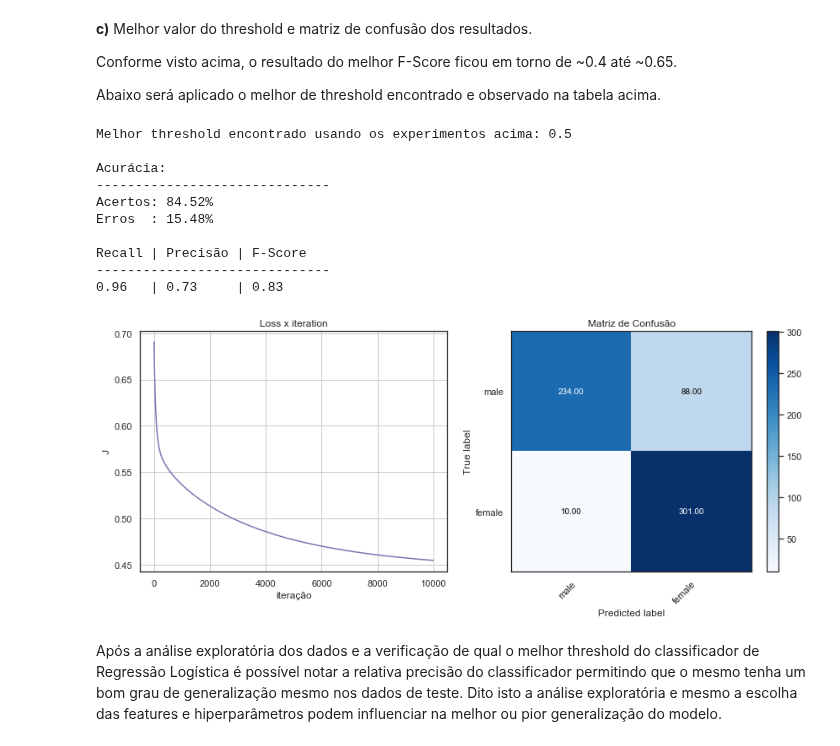
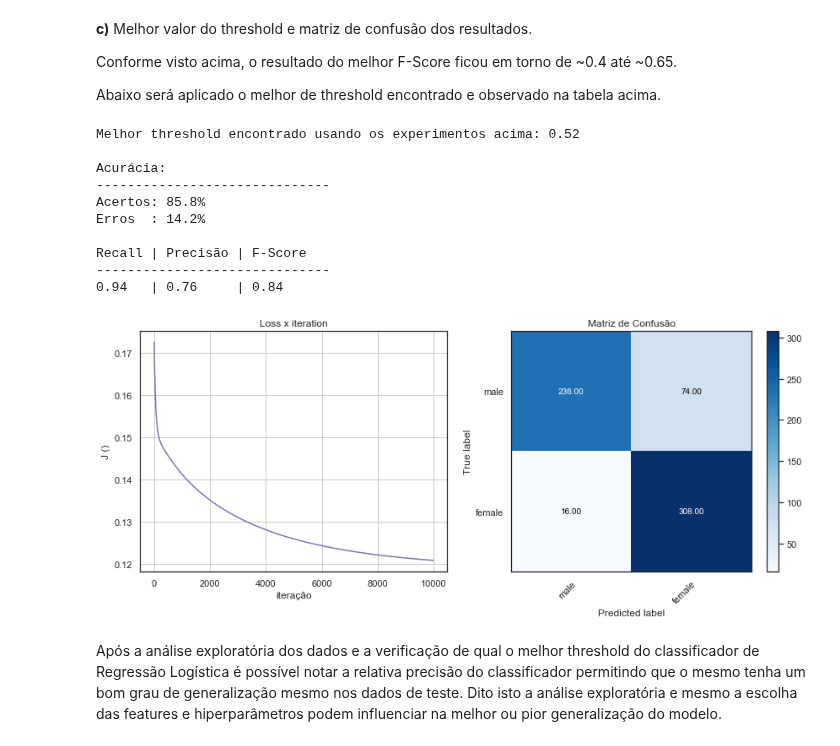
Before and after one commit to rdenadai/ia006c, a Jupyter notebook: notebooks/EFC02/EFC02.ipynb, the cells around one changed output. Cells and saved outputs as stored; diff of their text form; code cells hidden in the pictures.

```diff
--- a/notebooks/EFC02/EFC02.ipynb
+++ b/notebooks/EFC02/EFC02.ipynb
@@ -112,7 +112,9 @@ class LogisticRegressionImpl():
         return np.concatenate((intercept, X), axis=1)
 
     def train(self, x, y, lr=1e-4, epochs=10000):
+        x, x_val, y, y_val = train_test_split(x, y, train_size=0.8)
         x = self._add_intercept(x)
+        x_val = self._add_intercept(x_val)
         self.N = y.size
         if self.w is None:
             self.w = np.random.rand(x.shape[1], ) * np.sqrt(2 / (self.N + 2))
@@ -125,7 +127,8 @@ class LogisticRegressionImpl():
             # Weight adjust
             self.w = (self.w - (lr * dw)) - (((lr * self._reg) / self.N) * self.w)
             # Loss
-            loss = self.__loss(y, yh)
+            h = self.__sigmoid(np.dot(x_val, self.w))
+            loss = self.__loss(y_val, h)
             J.append(np.round(loss, 5))
         return self, J
 
@@ -464,3 +448,9 @@ y_test = data[:train_split, fsize:].ravel()
+# %%
+fields = ["sd", "median", "sp.ent", "sfm", "centroid"]
+x = sound_c[fields].to_numpy()
+y = sound_c["label"].to_numpy()
+# train test split 20%
+x_train, x_test, y_train, y_test = train_test_split(x, y, train_size=0.8)
 # %%
 # Logistic function
 clf = LogisticRegressionImpl()
@@ -569,45 +559,45 @@ plt.figure(figsize=(12, 5))
 plt.subplot(1, 2, 1)
 plt.title("Loss x iteration")
 plt.xlabel("iteração")
-plt.ylabel("J")
+plt.ylabel("J ()")
 plt.plot(J, color="C4")
 plt.grid(True)
 ax = plt.subplot(1, 2, 2)
 
 im = plt.imshow(cfm, interpolation='nearest', cmap=plt.cm.Blues)
 ax.figure.colorbar(im, ax=ax)
 ax.set(xticks=np.arange(cfm.shape[1]),
        yticks=np.arange(cfm.shape[0]),
        # ... and label them with the respective list entries
        xticklabels=["male", "female"], yticklabels=["male", "female"],
        title="Matriz de Confusão",
        ylabel='True label',
        xlabel='Predicted label')
 # Rotate the tick labels and set their alignment.
 plt.setp(ax.get_xticklabels(), rotation=45, ha="right", rotation_mode="anchor")
 # Loop over data dimensions and create text annotations.
 thresh = cfm.max() / 2.
 for i in range(cfm.shape[0]):
     for j in range(cfm.shape[1]):
         ax.text(j, i, format(cfm[i, j], '.2f'),
                 ha="center", va="center",
                 color="white" if cfm[i, j] > thresh else "black")
 ax.set_xlim(-0.5, 1.5)
 ax.set_ylim(1.5, -0.5)
 plt.tight_layout()
 plt.show()
 # %% [output]
-Melhor threshold encontrado usando os experimentos acima: 0.5
+Melhor threshold encontrado usando os experimentos acima: 0.52
 
 Acurácia:
 ------------------------------
-Acertos: 84.52%
-Erros  : 15.48%
+Acertos: 85.8%
+Erros  : 14.2%
 
 Recall | Precisão | F-Score
 ------------------------------
-0.96   | 0.73     | 0.83
+0.94   | 0.76     | 0.84
-[figure, old version]
+[figure, new version]
 # %% [markdown]
 Após a análise exploratória dos dados e a verificação de qual o melhor threshold do classificador de Regressão Logística é possível notar a relativa precisão do classificador permitindo que o mesmo tenha um bom grau de generalização mesmo nos dados de teste. Dito isto a análise exploratória e mesmo a escolha das features e hiperparâmetros podem influenciar na melhor ou pior generalização do modelo.
 # %% [markdown]
```
Also changed, not shown: parts of 6 cells of this notebook.
